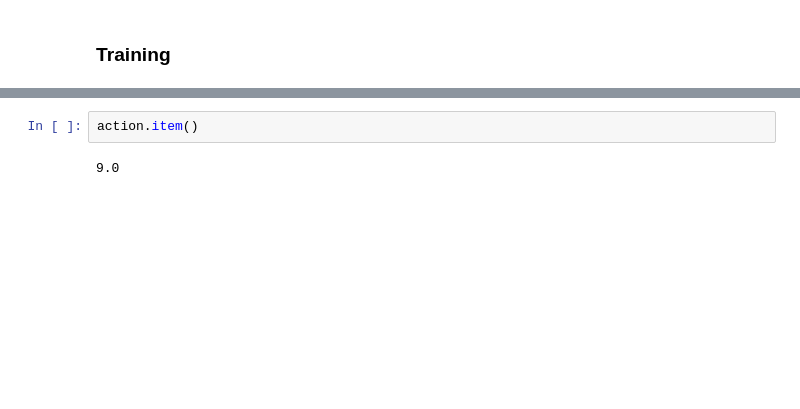
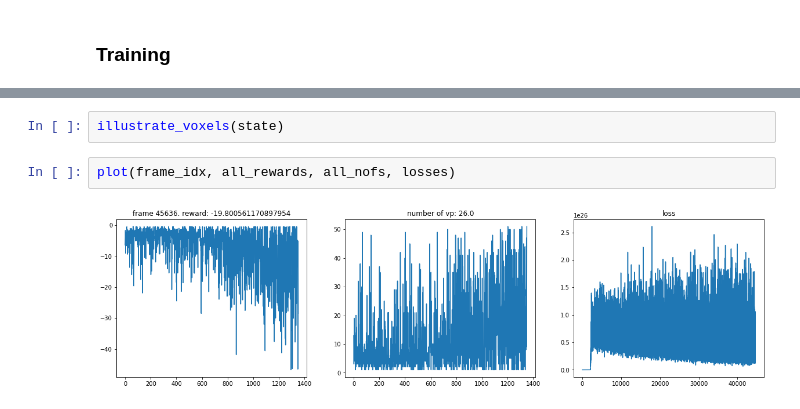
Before and after one commit to PotapovaSofia/NextBestViewRL, a Jupyter notebook: Train.ipynb, the cells around one changed output, grey strips where cells are left out. Cells and saved outputs as stored; diff of their text form; blank space fills up the shorter version.

```diff
--- a/Train.ipynb
+++ b/Train.ipynb
@@ -338,4 +203,6 @@ KeyboardInterrupt:
-# %%
-action.item()
-# %% [output]
-9.0
+# %%
+illustrate_voxels(state)
+# %%
+plot(frame_idx, all_rewards, all_nofs, losses)
+# %% [output]
+[figure, added]
```
Also changed, not shown: parts of 22 cells of this notebook, 4 other files.
